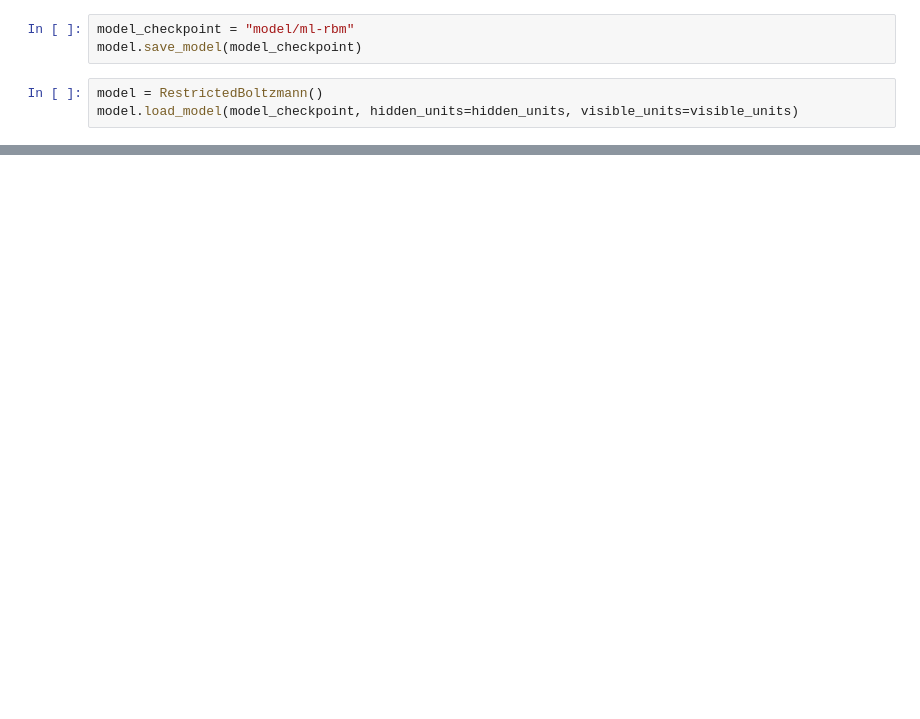
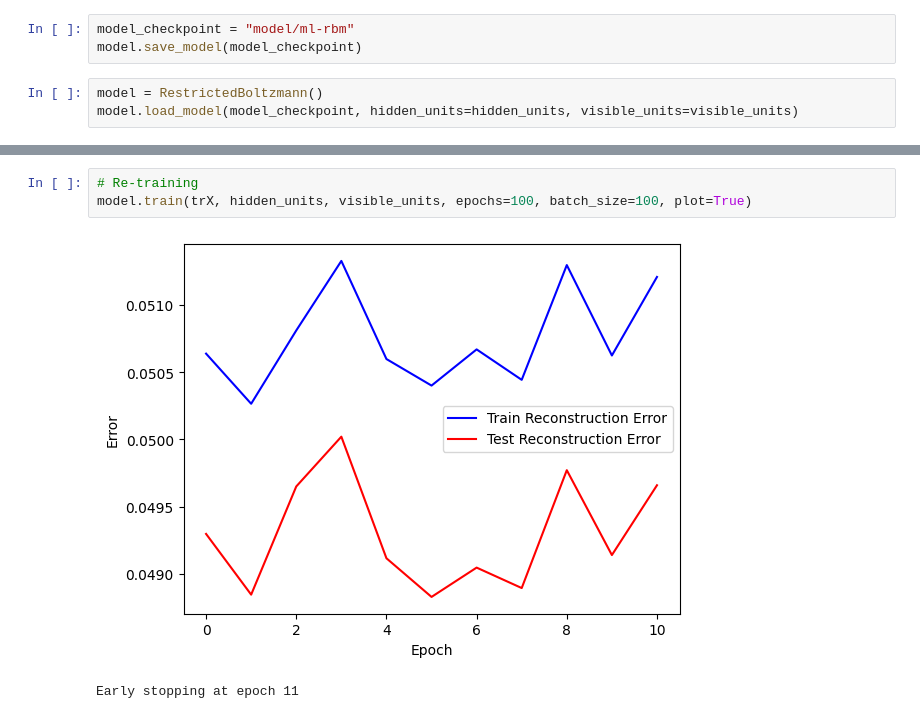
Before and after one commit to jzsmoreno/restricted_boltzmann, a Jupyter notebook: example.ipynb, the cells around one changed output, grey strips where cells are left out. Cells and saved outputs as stored; diff of their text form; blank space fills up the shorter version.

```diff
--- a/example.ipynb
+++ b/example.ipynb
@@ -118,0 +119,6 @@ array([[0.2839872 , 0.07165277, 0.04496191, ..., 0.00636177, 0.00553732,
+# %%
+# Re-training
+model.train(trX, hidden_units, visible_units, epochs=100, batch_size=100, plot=True)
+# %% [output]
+[figure, added]
+Early stopping at epoch 11
```
Also changed, not shown: parts of 7 cells of this notebook, 2 other files.
